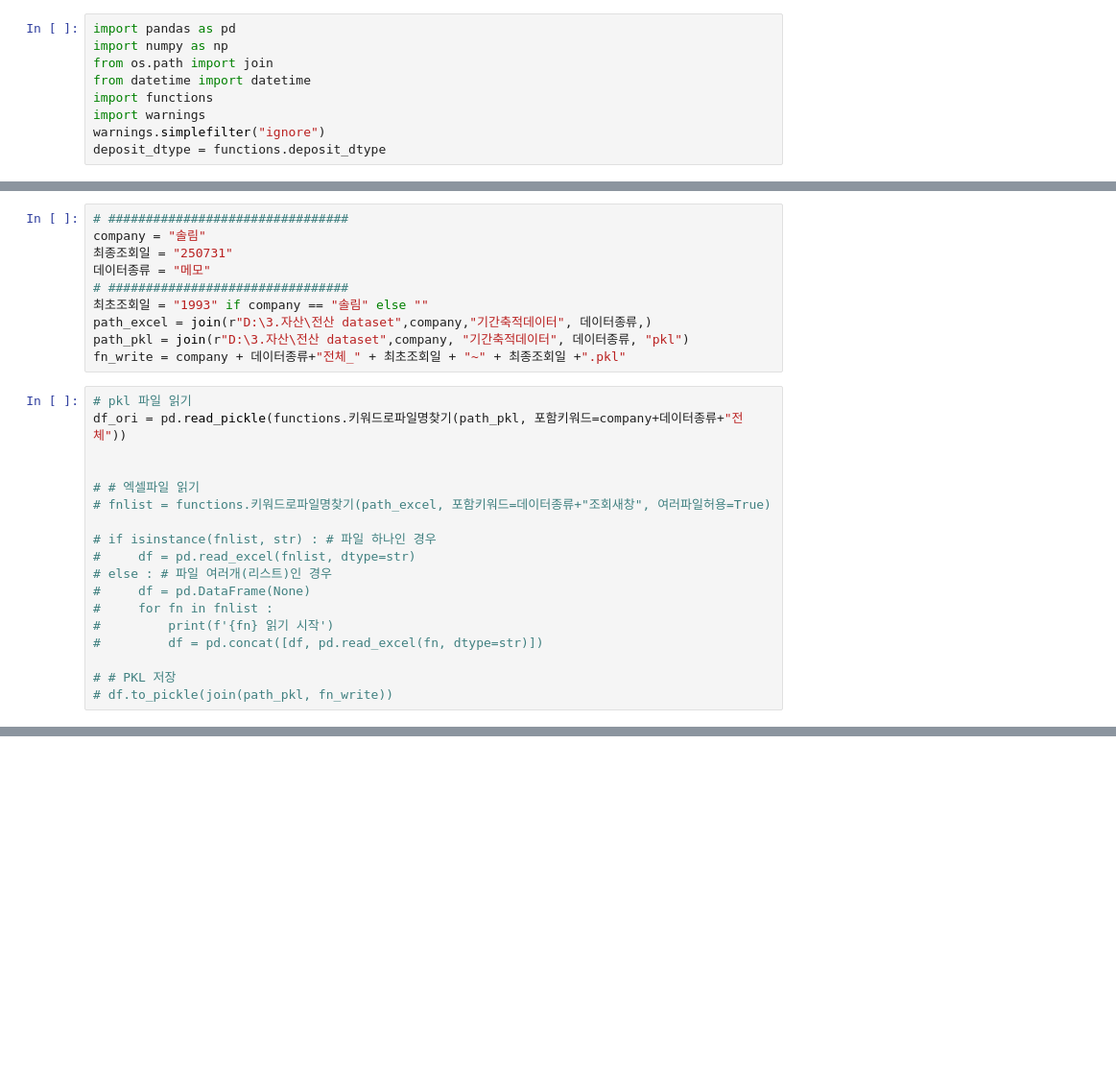
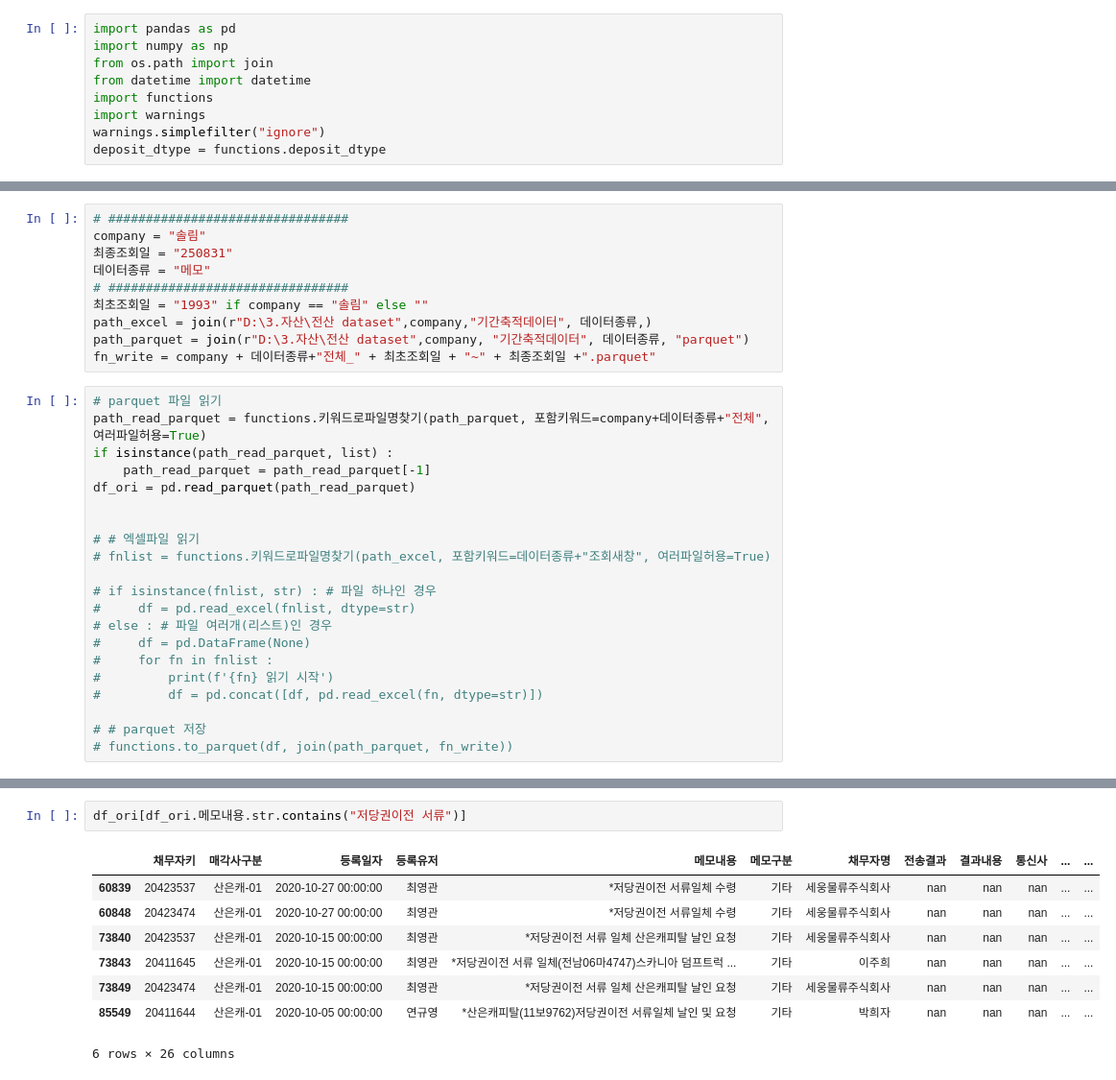
Before and after one commit to jbmyou/company_work, a Jupyter notebook: fileNaming/데이터클렌징/메모.ipynb, the cells around one changed output, grey strips where cells are left out. Shown at 96% size. Cells and saved outputs as stored; diff of their text form; blank space fills up the shorter version.

```diff
--- a/fileNaming/데이터클렌징/메모.ipynb
+++ b/fileNaming/데이터클렌징/메모.ipynb
@@ -10,16 +12,19 @@ deposit_dtype = functions.deposit_dtype
 # %%
 # ################################
 company = "솔림"
-최종조회일 = "250731"
+최종조회일 = "250831"
 데이터종류 = "메모"
 # ################################
 최초조회일 = "1993" if company == "솔림" else ""
 path_excel = join(r"D:\3.자산\전산 dataset",company,"기간축적데이터", 데이터종류,)
-path_pkl = join(r"D:\3.자산\전산 dataset",company, "기간축적데이터", 데이터종류, "pkl")
-fn_write = company + 데이터종류+"전체_" + 최초조회일 + "~" + 최종조회일 +".pkl"
+path_parquet = join(r"D:\3.자산\전산 dataset",company, "기간축적데이터", 데이터종류, "parquet")
+fn_write = company + 데이터종류+"전체_" + 최초조회일 + "~" + 최종조회일 +".parquet"
 # %%
-# pkl 파일 읽기
-df_ori = pd.read_pickle(functions.키워드로파일명찾기(path_pkl, 포함키워드=company+데이터종류+"전체"))
+# parquet 파일 읽기
+path_read_parquet = functions.키워드로파일명찾기(path_parquet, 포함키워드=company+데이터종류+"전체", 여러파일허용=True)
+if isinstance(path_read_parquet, list) :
+    path_read_parquet = path_read_parquet[-1]
+df_ori = pd.read_parquet(path_read_parquet)
 
 
 # # 엑셀파일 읽기
@@ -33,5 +38,5 @@ df_ori = pd.read_pickle(functions.키워드로파일명찾기(path_pkl, 포함
 #         print(f'{fn} 읽기 시작')
 #         df = pd.concat([df, pd.read_excel(fn, dtype=str)])
 
-# # PKL 저장
-# df.to_pickle(join(path_pkl, fn_write))
+# # parquet 저장
+# functions.to_parquet(df, join(path_parquet, fn_write))
@@ -37,0 +50,11 @@ df_ori = pd.read_pickle(functions.키워드로파일명찾기(path_pkl, 포함
+# %%
+df_ori[df_ori.메모내용.str.contains("저당권이전 서류")]
+# %% [output]
+|  | 채무자키 | 매각사구분 | 등록일자 | 등록유저 | 메모내용 | 메모구분 | 채무자명 | 전송결과 | 결과내용 | 통신사 | ... | ... |
+| 60839 | 20423537 | 산은캐-01 | 2020-10-27 00:00:00 | 최영관 | *저당권이전 서류일체 수령 | 기타 | 세웅물류주식회사 | nan | nan | nan | ... | ... |
+| 60848 | 20423474 | 산은캐-01 | 2020-10-27 00:00:00 | 최영관 | *저당권이전 서류일체 수령 | 기타 | 세웅물류주식회사 | nan | nan | nan | ... | ... |
+| 73840 | 20423537 | 산은캐-01 | 2020-10-15 00:00:00 | 최영관 | *저당권이전 서류 일체 산은캐피탈 날인 요청 | 기타 | 세웅물류주식회사 | nan | nan | nan | ... | ... |
+| 73843 | 20411645 | 산은캐-01 | 2020-10-15 00:00:00 | 최영관 | *저당권이전 서류 일체(전남06마4747)스카니아 덤프트럭 ... | 기타 | 이주희 | nan | nan | nan | ... | ... |
+| 73849 | 20423474 | 산은캐-01 | 2020-10-15 00:00:00 | 최영관 | *저당권이전 서류 일체 산은캐피탈 날인 요청 | 기타 | 세웅물류주식회사 | nan | nan | nan | ... | ... |
+| 85549 | 20411644 | 산은캐-01 | 2020-10-05 00:00:00 | 연규영 | *산은캐피탈(11보9762)저당권이전 서류일체 날인 및 요청 | 기타 | 박희자 | nan | nan | nan | ... | ... |
+6 rows × 26 columns
```
Also changed, not shown: parts of 2 cells of this notebook, 12 other files.
